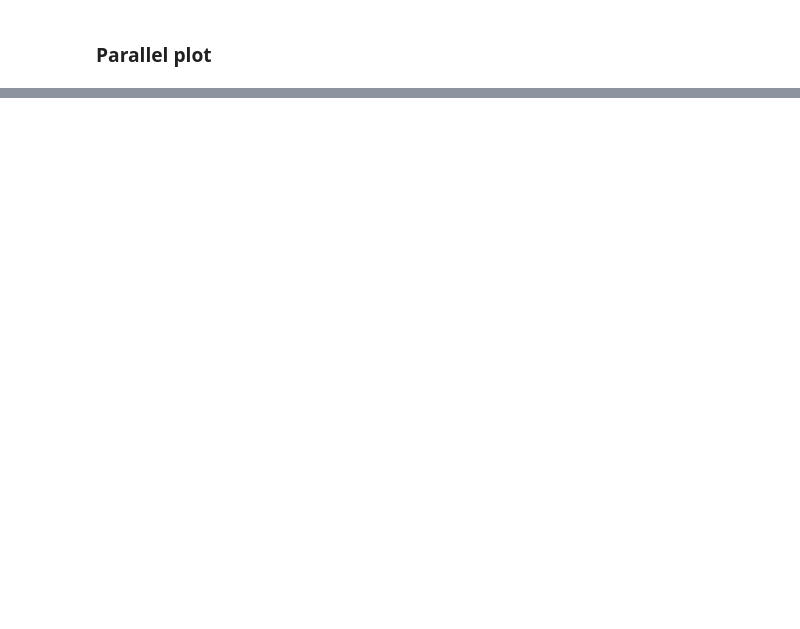
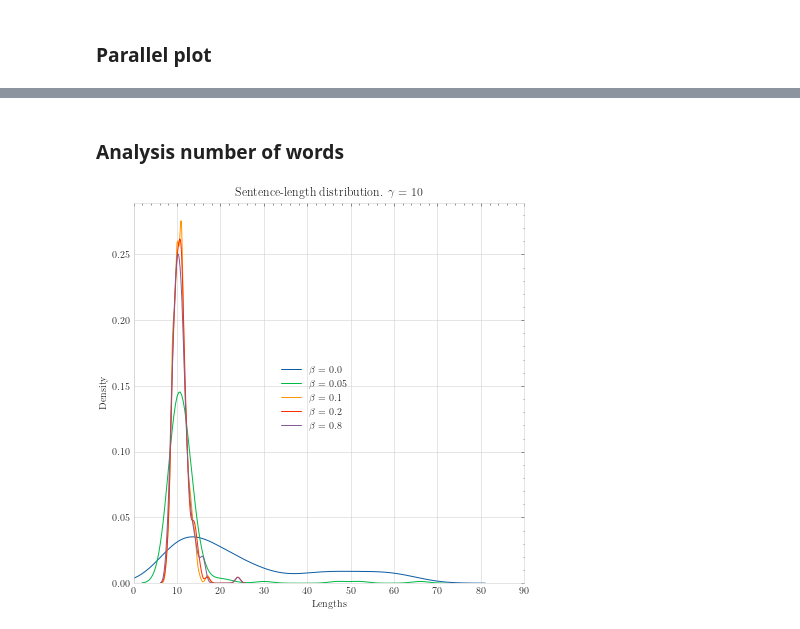
Before and after one commit to JAVI897/CLIP_prefix_caption, a Jupyter notebook: fit_beta_gamma/analysis results.ipynb, the cells around one changed output, grey strips where cells are left out. Drawn from its saved outputs; the diff is of its cells as text; code cells hidden in the pictures; blank space fills up the shorter version.

```diff
--- a/fit_beta_gamma/analysis results.ipynb
+++ b/fit_beta_gamma/analysis results.ipynb
@@ -157,0 +195,30 @@ with plt.style.context('science'):
+# %% [markdown]
+### Analysis number of words
+# %%
+import seaborn as sns
+
+def plot_distribution(gamma, betas = [0.0, 0.05, 0.1, 0.2]):
+    dic_betas = {}
+    for beta in betas:
+        df_name = 'modified_greedy_approach_karpathy_test_predictions_gamma_{}_beta_{}.csv'.format(gamma, beta)
+        aux_df = pd.read_csv(df_name)
+        lengths_sentences = [len(word_tokenize(i)) for i in aux_df['prediction']]
+        dic_betas[beta] = lengths_sentences
+
+    sns.set_style('whitegrid')
+    with plt.style.context('science'):
+        fig = plt.figure(figsize=(7,7))
+        labels = []
+        for beta, lengths in dic_betas.items():
+            sns.kdeplot(lengths, bw_method=0.3)
+            labels.append(r'$\beta$ = {:.3}'.format(beta))
+        fig.legend(labels=labels, loc = 'center')
+        plt.xlim(0, 90)
+        plt.title('Sentence-length distribution. $\gamma$ = {}'.format(gamma))
+        plt.xlabel('Lengths')
+        fig.savefig('./plots/distribution_length_words_gamma_{}.jpg'.format(gamma), dpi=300)
+        plt.show()
+# %%
+plot_distribution(10, betas = [0.0, 0.05, 0.1, 0.2, 0.8])
+# %% [output]
+[figure, added]
```
Also changed, not shown: parts of 15 cells of this notebook.
